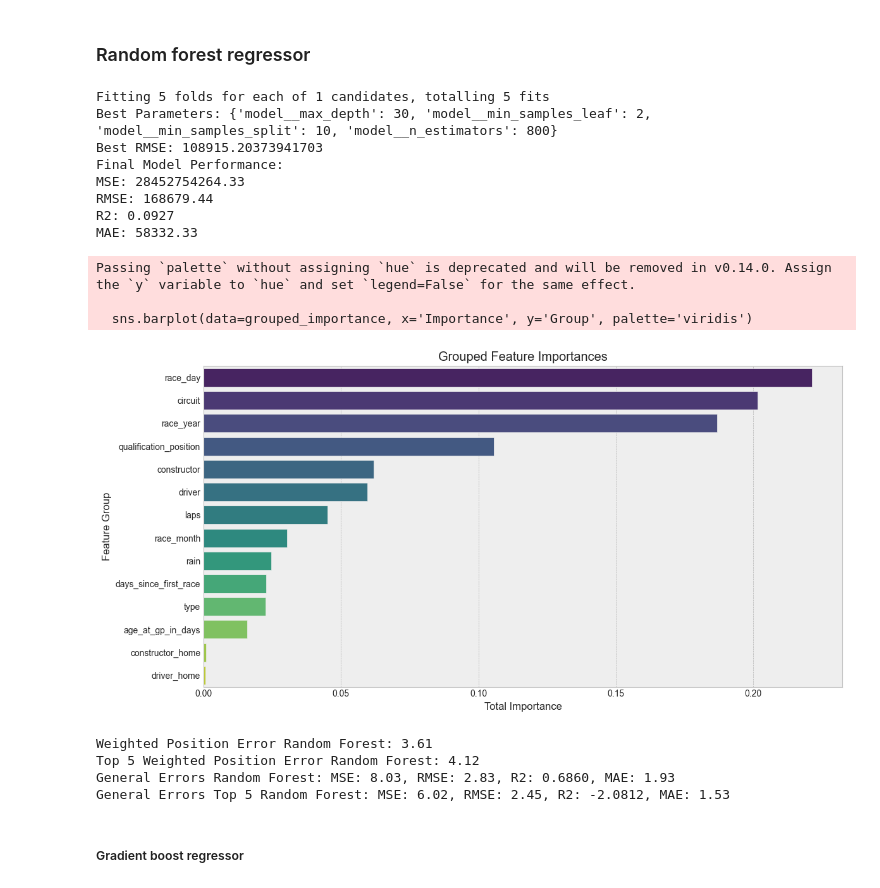
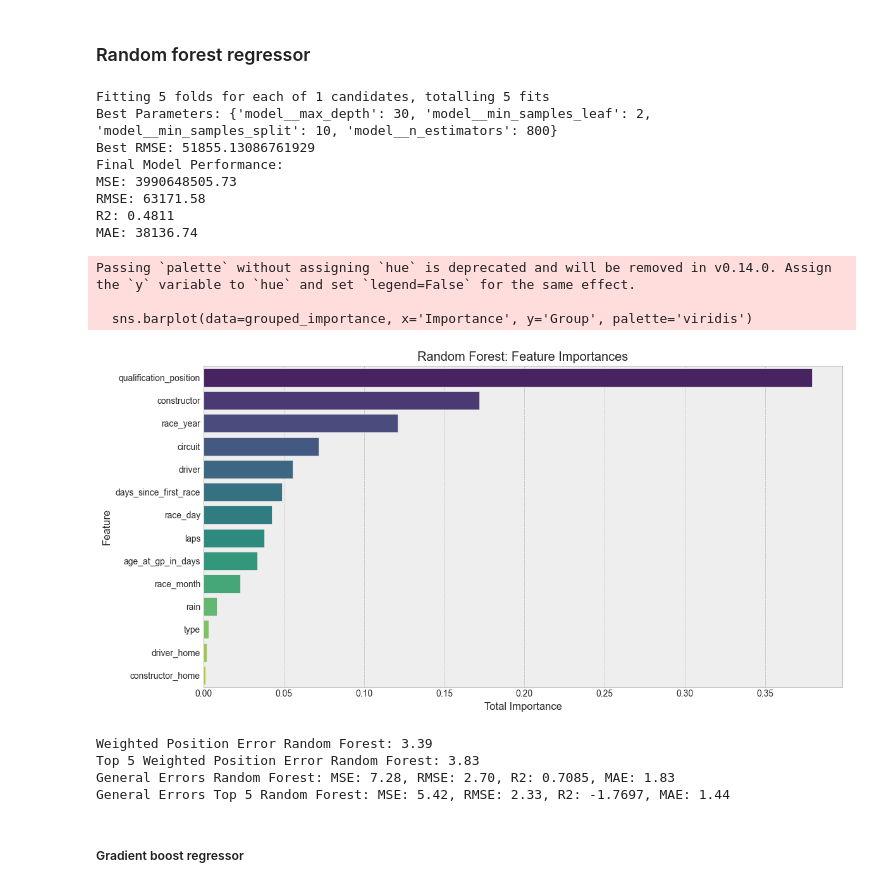
Before and after one commit to linhbuitung/f1-fantasy-ml, a Jupyter notebook: f1-predictor/ML/Thesis.ipynb, the cells around one changed output. Saved outputs shown, nothing was run; the diff lists cells and outputs as text; code cells hidden in the pictures.

Commit message:
add additional numerical scaling

```diff
--- a/f1-predictor/ML/Thesis.ipynb
+++ b/f1-predictor/ML/Thesis.ipynb
@@ -651,20 +652,18 @@ def calculate_general_errors_top5_via_final_position(y_true_df, X_test, ml_model
     r2 = r2_score(true_pos, pred_pos)
     mae = mean_absolute_error(true_pos, pred_pos)
     return mse, rmse, r2, mae
+# %%
+robust_cols = ['qualification_position', 'age_at_gp_in_days', 'days_since_first_race', 'laps']
+cat_cols = ['constructor','circuit','type_circuit','driver','circuit_nationality','driver_nationality','constructor_nationality']
+other_cols = ['race_year','race_month','race_day','rain', 'driver_home', 'constructor_home']
 # %% [markdown]
 <h3> Random forest regressor</h3>
 # %%
 
-
-#Identify column types
-num_cols = X_train.select_dtypes(exclude='object').columns.tolist()
-cat_cols = X_train.select_dtypes(include='object').columns.tolist()
-
-# Preprocessor: OHE for categorical, StandardScaler for numeric
 preprocessor = ColumnTransformer([
-    ('num', StandardScaler(), num_cols),
-    ('cat', OneHotEncoder(handle_unknown='ignore', sparse_output=False), cat_cols)
-])
+        ('num', RobustScaler(), robust_cols),
+        ('cat', OneHotEncoder(handle_unknown='ignore', sparse_output=False), cat_cols)
+    ], remainder='passthrough')
 
 # Full pipeline
 pipeline = Pipeline([
@@ -720,76 +719,66 @@ print(f"MAE: {mae:.2f}")
 # %% [output]
 Fitting 5 folds for each of 1 candidates, totalling 5 fits
 Best Parameters: {'model__max_depth': 30, 'model__min_samples_leaf': 2, 'model__min_samples_split': 10, 'model__n_estimators': 800}
-Best RMSE: 108915.20373941703
+Best RMSE: 51855.13086761929
 Final Model Performance:
-MSE: 28452754264.33
-RMSE: 168679.44
-R2: 0.0927
-MAE: 58332.33
+MSE: 3990648505.73
+RMSE: 63171.58
+R2: 0.4811
+MAE: 38136.74
 # %%
 # Get best pipeline from grid search
 best_pipeline = best_model_rf
 
-# Get preprocessor and trained model
-preprocessor = best_pipeline.named_steps['preprocessing']
 model = best_pipeline.named_steps['model']
 
-# Extract feature names after preprocessing
-# 1. Numeric feature names (not transformed)
-num_features = num_cols
+num_features = robust_cols
 
-# 2. Categorical one-hot encoded feature names
-ohe = preprocessor.named_transformers_['cat']
+ohe = best_pipeline.named_steps['preprocessing'].named_transformers_['cat']
+
+# Get the feature names for categorical columns
 cat_features = ohe.get_feature_names_out(cat_cols)
 
-# 3. Combine both
-feature_names = np.concatenate([num_features, cat_features])
 
-# 4. Extract feature importances from the model
+other_features = other_cols
+
+feature_names = np.concatenate([num_features, cat_features, other_features])
+
+
 importances = model.feature_importances_
-
-# 5. Create DataFrame for display
-importances_df = pd.DataFrame({
-    'Feature': feature_names,
-    'Importance': importances
-}).sort_values(by='Importance', ascending=False)
-
-# import seaborn as sns
-# import matplotlib.pyplot as plt
 
 
 # Step 2: Create DataFrame
 feat_df = pd.DataFrame({
     'Feature': feature_names,
     'Importance': importances
 })
 
 # Step 3: Extract base feature name for grouping
 def extract_base_feature(name):
-    if name in num_features:
+    if name in num_features or name in other_features:
         return name
     else:
         return name.split('_')[0]  # e.g., "circuit_Monaco" -> "circuit"
 
 feat_df['Group'] = feat_df['Feature'].apply(extract_base_feature)
 
 # Step 4: Aggregate importance by group
 grouped_importance = feat_df.groupby('Group')['Importance'].sum().sort_values(ascending=False).reset_index()
 
 # Step 5: Plot with Seaborn
 plt.figure(figsize=(12, 6))
 sns.barplot(data=grouped_importance, x='Importance', y='Group', palette='viridis')
 
-plt.title('Grouped Feature Importances')
+plt.title('Random Forest: Feature Importances')
 plt.xlabel('Total Importance')
-plt.ylabel('Feature Group')
+plt.ylabel('Feature')
 plt.tight_layout()
 plt.show()
 # %% [output]
 Passing `palette` without assigning `hue` is deprecated and will be removed in v0.14.0. Assign the `y` variable to `hue` and set `legend=False` for the same effect.
 
   sns.barplot(data=grouped_importance, x='Importance', y='Group', palette='viridis')
-[figure, old version]
+[figure, new version]
 # %%
 
 # Calculate the weighted position error
@@ -805,10 +794,10 @@ print(f"General Errors Random Forest: MSE: {mse:.2f}, RMSE: {rmse:.2f}, R2: {r2:
 mse_top5, rmse_top5, r2_top5, mae_top5 = calculate_general_errors_top5_via_final_position(test_set_with_result, X_test, best_model_rf)
 print(f"General Errors Top 5 Random Forest: MSE: {mse_top5:.2f}, RMSE: {rmse_top5:.2f}, R2: {r2_top5:.4f}, MAE: {mae_top5:.2f}")
 # %% [output]
-Weighted Position Error Random Forest: 3.61
-Top 5 Weighted Position Error Random Forest: 4.12
-General Errors Random Forest: MSE: 8.03, RMSE: 2.83, R2: 0.6860, MAE: 1.93
-General Errors Top 5 Random Forest: MSE: 6.02, RMSE: 2.45, R2: -2.0812, MAE: 1.53
+Weighted Position Error Random Forest: 3.39
+Top 5 Weighted Position Error Random Forest: 3.83
+General Errors Random Forest: MSE: 7.28, RMSE: 2.70, R2: 0.7085, MAE: 1.83
+General Errors Top 5 Random Forest: MSE: 5.42, RMSE: 2.33, R2: -1.7697, MAE: 1.44
 # %%
 # save
 # with open('rf.pkl','wb') as f:
```
Also changed, not shown: parts of 9 cells of this notebook, 6 other files.
